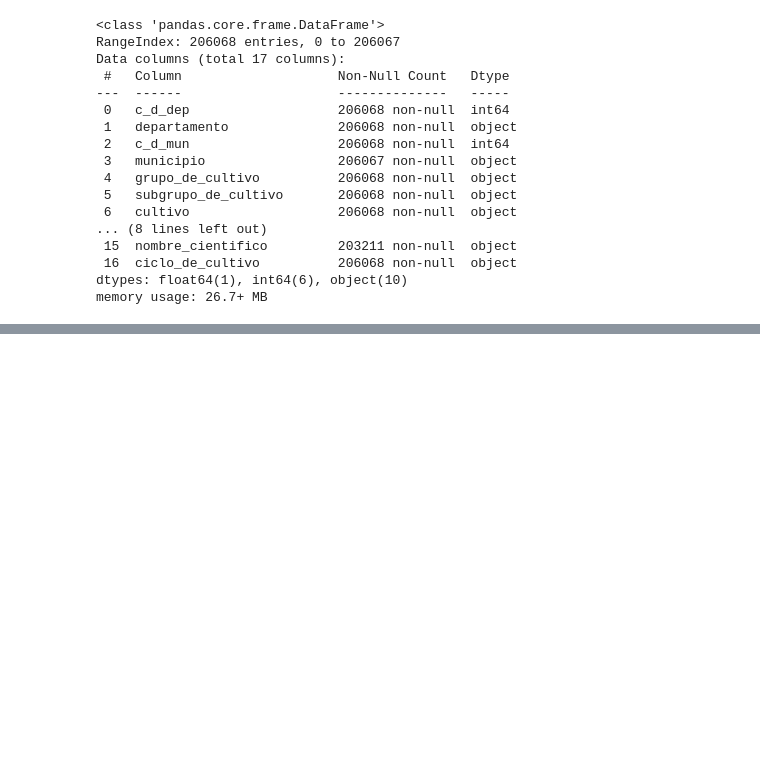
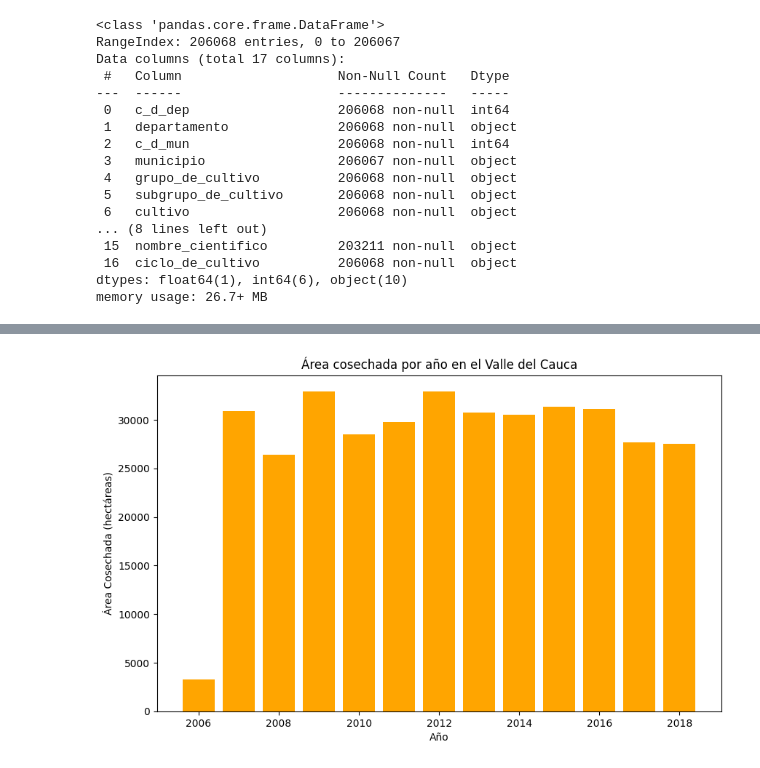
Before and after one commit to Decastan/Agricola_Dataset_Col, a Jupyter notebook: EDA_AGRO.ipynb, the cells around one changed output, grey strips where cells are left out. Drawn from its saved outputs; the diff is of its cells as text; code cells hidden in the pictures; blank space fills up the shorter version.

```diff
--- a/EDA_AGRO.ipynb
+++ b/EDA_AGRO.ipynb
@@ -117,0 +244,16 @@ memory usage: 26.7+ MB
+# %%
+# Crear la figura y los ejes
+plt.figure(figsize=(10, 6))
+
+# Graficar el área cosechada por año usando un gráfico de barras
+plt.bar(valle_del_cauca_data['a_o'], valle_del_cauca_data['rea_cosechada_ha'], color='orange')
+
+# Añadir título y etiquetas de los ejes
+plt.title('Área cosechada por año en el Valle del Cauca')
+plt.xlabel('Año')
+plt.ylabel('Área Cosechada (hectáreas)')
+
+# Mostrar la gráfica
+plt.show()
+# %% [output]
+[figure, added]
```
Also changed, not shown: parts of 16 cells of this notebook, 1 other file.
